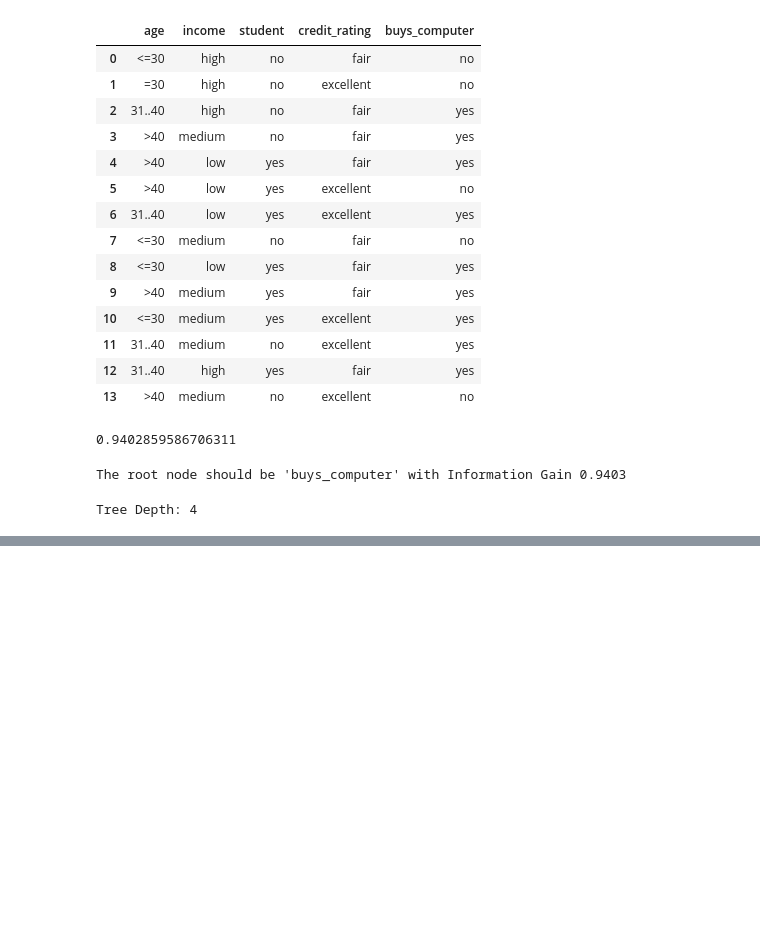
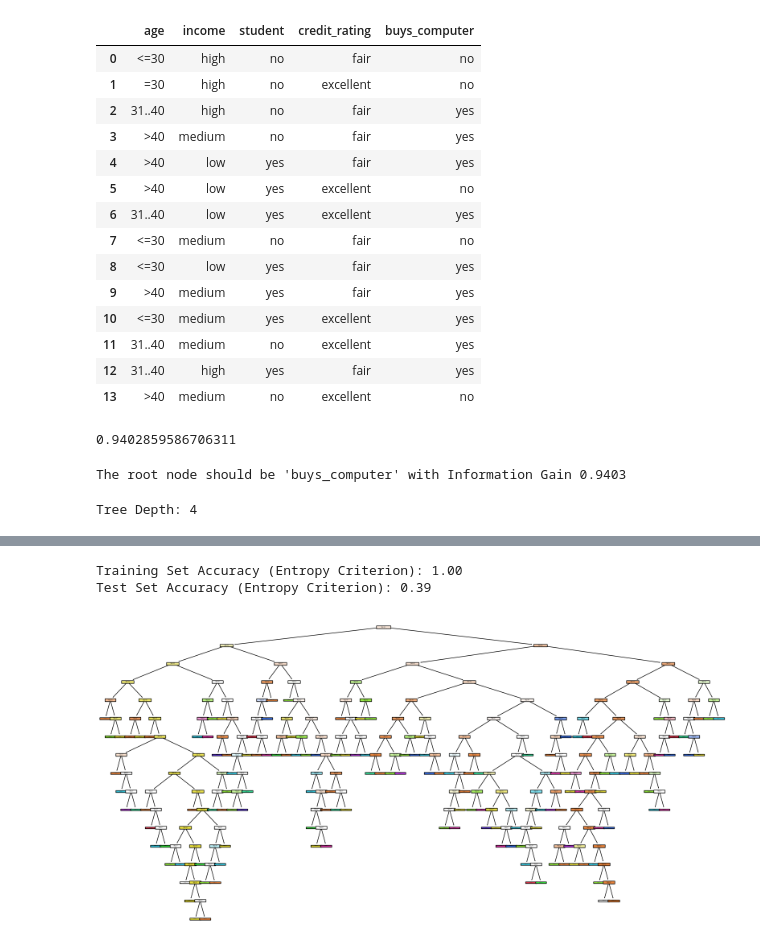
Before and after one commit to dhakshin18/ML305_CSE21201, a Jupyter notebook: ML LAB4 CSE21201.ipynb, the cells around one changed output, grey strips where cells are left out. Cells and saved outputs as stored; diff of their text form; code cells hidden in the pictures; blank space fills up the shorter version.

```diff
--- a/ML LAB4 CSE21201.ipynb
+++ b/ML LAB4 CSE21201.ipynb
@@ -93,0 +137,19 @@ plt.show()
+# %%
+model2 = DecisionTreeClassifier(criterion="entropy")
+
+model.fit(X_train, y_train)
+
+training_accuracy = model.score(X_train, y_train)
+print(f"Training Set Accuracy (Entropy Criterion): {training_accuracy:.2f}")
+
+test_accuracy = model.score(X_test, y_test)
+print(f"Test Set Accuracy (Entropy Criterion): {test_accuracy:.2f}")
+
+# Plot the Decision Tree
+plt.figure(figsize=(20, 10))
+plot_tree(model, filled=True)
+plt.show()
+# %% [output]
+Training Set Accuracy (Entropy Criterion): 1.00
+Test Set Accuracy (Entropy Criterion): 0.39
+[figure, added]
```
Also changed, not shown: parts of 4 cells of this notebook.
